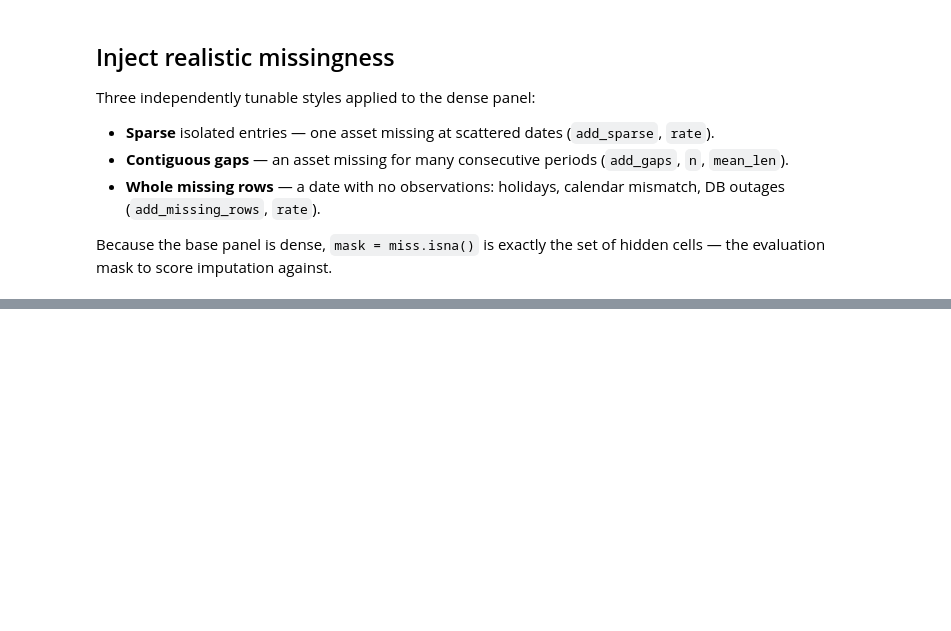
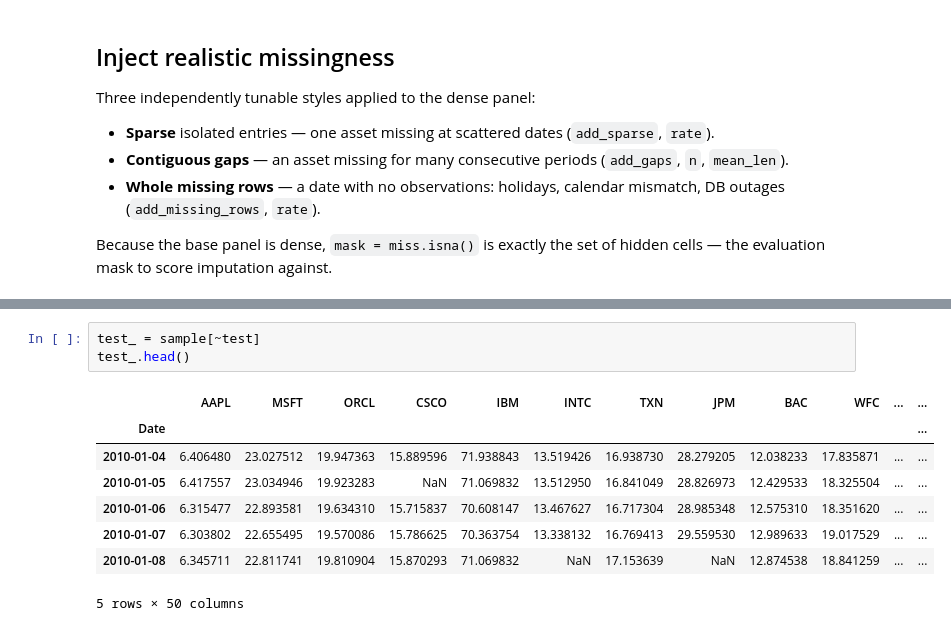
Before and after one commit to michelecarlo/Graduate-Thesis, a Jupyter notebook: Code/Data/DataParsing.ipynb, the cells around one changed output, grey strips where cells are left out. Drawn from its saved outputs; the diff is of its cells as text; blank space fills up the shorter version.

```diff
--- a/Code/Data/DataParsing.ipynb
+++ b/Code/Data/DataParsing.ipynb
@@ -140,0 +153,12 @@ plt.tight_layout(); plt.show()
+# %%
+test_ = sample[~test]
+test_.head()
+# %% [output]
+|  | AAPL | MSFT | ORCL | CSCO | IBM | INTC | TXN | JPM | BAC | WFC | ... | ... |
+| Date |  |  |  |  |  |  |  |  |  |  |  | ... |
+| 2010-01-04 | 6.406480 | 23.027512 | 19.947363 | 15.889596 | 71.938843 | 13.519426 | 16.938730 | 28.279205 | 12.038233 | 17.835871 | ... | ... |
+| 2010-01-05 | 6.417557 | 23.034946 | 19.923283 | NaN | 71.069832 | 13.512950 | 16.841049 | 28.826973 | 12.429533 | 18.325504 | ... | ... |
+| 2010-01-06 | 6.315477 | 22.893581 | 19.634310 | 15.715837 | 70.608147 | 13.467627 | 16.717304 | 28.985348 | 12.575310 | 18.351620 | ... | ... |
+| 2010-01-07 | 6.303802 | 22.655495 | 19.570086 | 15.786625 | 70.363754 | 13.338132 | 16.769413 | 29.559530 | 12.989633 | 19.017529 | ... | ... |
+| 2010-01-08 | 6.345711 | 22.811741 | 19.810904 | 15.870293 | 71.069832 | NaN | 17.153639 | NaN | 12.874538 | 18.841259 | ... | ... |
+5 rows × 50 columns
```
Also changed, not shown: parts of 5 cells of this notebook, 7 other files.
